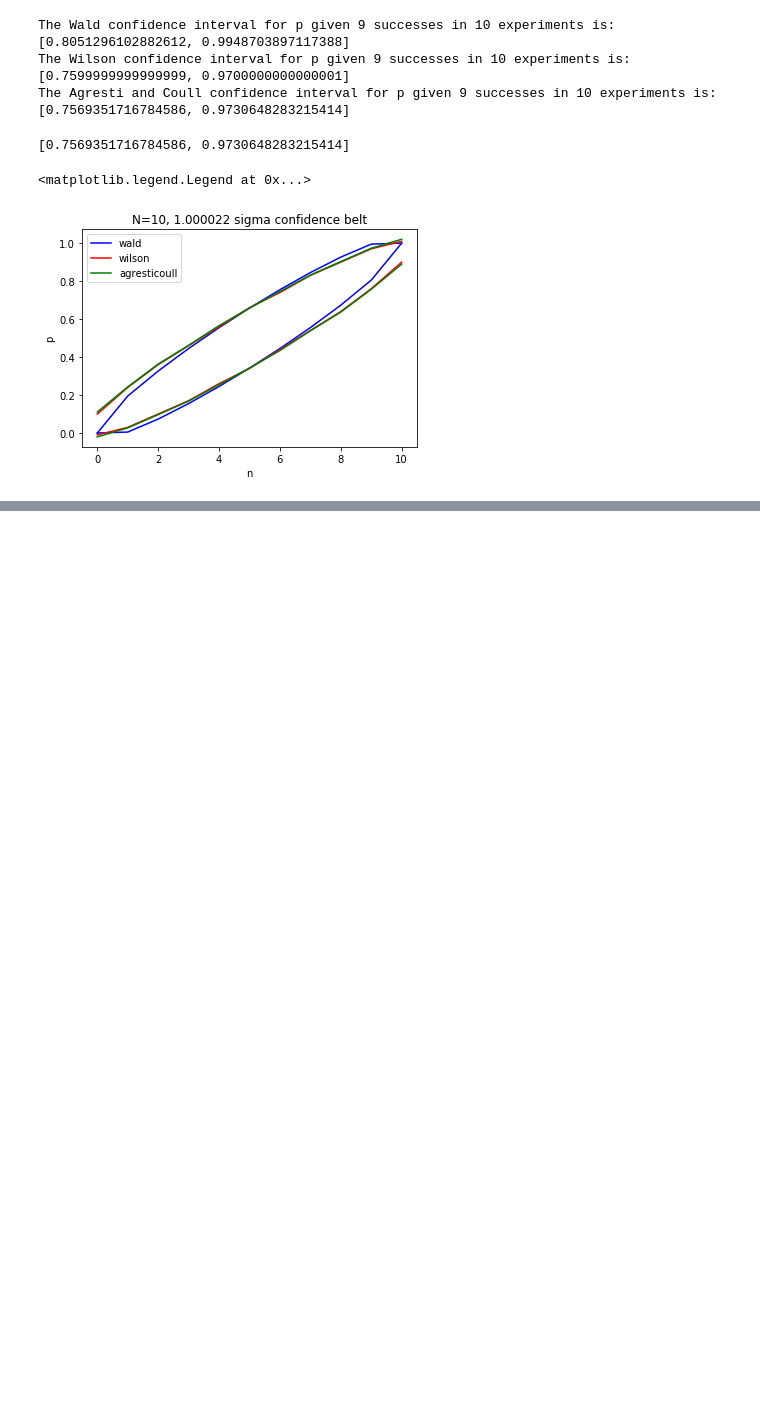
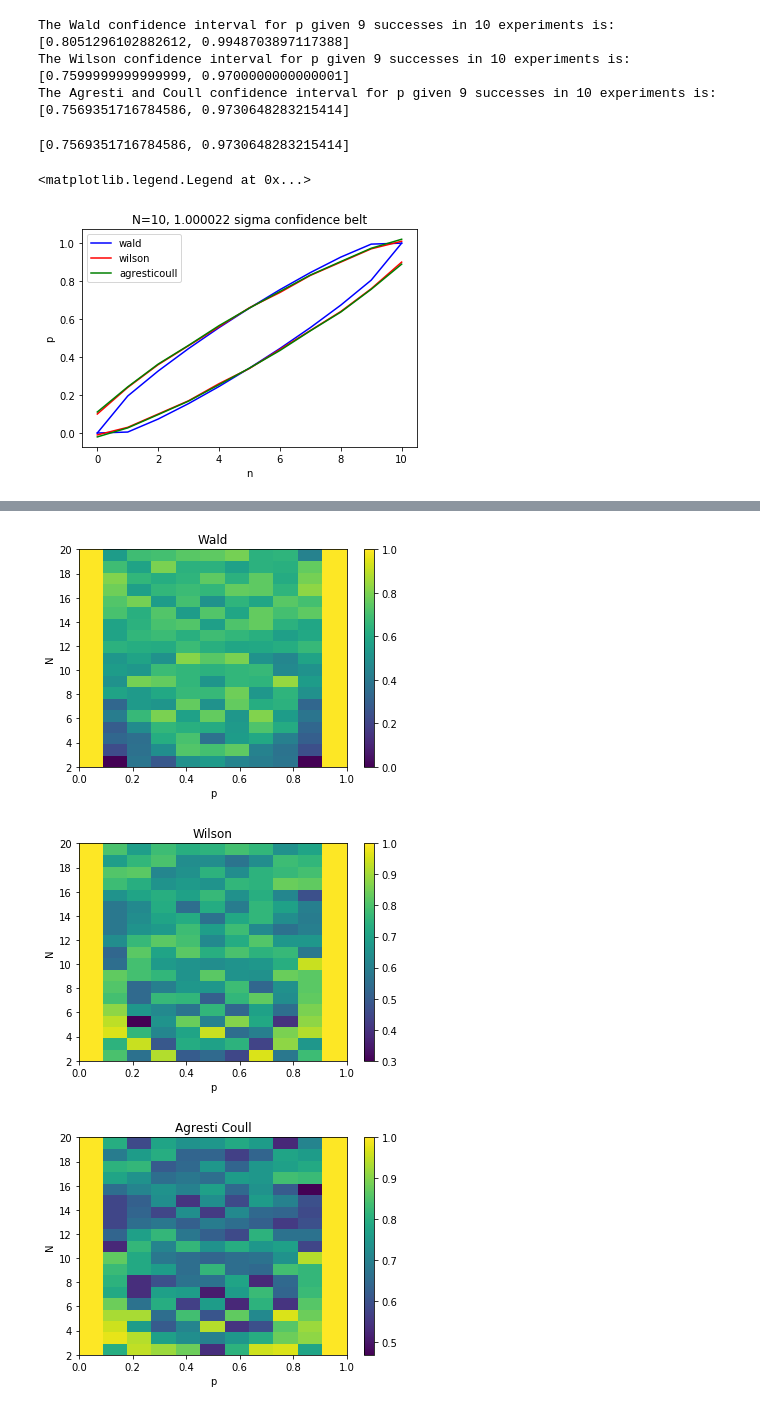
Before and after one commit to irenecortinovis/stats_coverage_binomial, a Jupyter notebook: Frequentist_coverage_study.ipynb, the cells around one changed output, grey strips where cells are left out. Saved outputs shown, nothing was run; the diff lists cells and outputs as text; code cells hidden in the pictures; blank space fills up the shorter version.

```diff
--- a/Frequentist_coverage_study.ipynb
+++ b/Frequentist_coverage_study.ipynb
@@ -109,0 +226,27 @@ plt.legend(loc='best')
+# %%
+#2d plots
+
+plt.hist2d(wald_data[0],wald_data[1],weights=wald_data[2],bins=[11,19])
+plt.colorbar()
+plt.xlabel("p")
+plt.ylabel("N")
+plt.title("Wald")
+plt.show()
+
+plt.hist2d(wilson_data[0],wilson_data[1],weights=wilson_data[2],bins=[11,19])
+plt.colorbar()
+plt.xlabel("p")
+plt.ylabel("N")
+plt.title("Wilson")
+plt.show()
+
+plt.hist2d(ac_data[0],ac_data[1],weights=ac_data[2],bins=[11,19])
+plt.colorbar()
+plt.xlabel("p")
+plt.ylabel("N")
+plt.title("Agresti Coull")
+plt.show()
+# %% [output]
+[figure, added]
+[figure, added]
+[figure, added]
```
Also changed, not shown: parts of 7 cells of this notebook.
